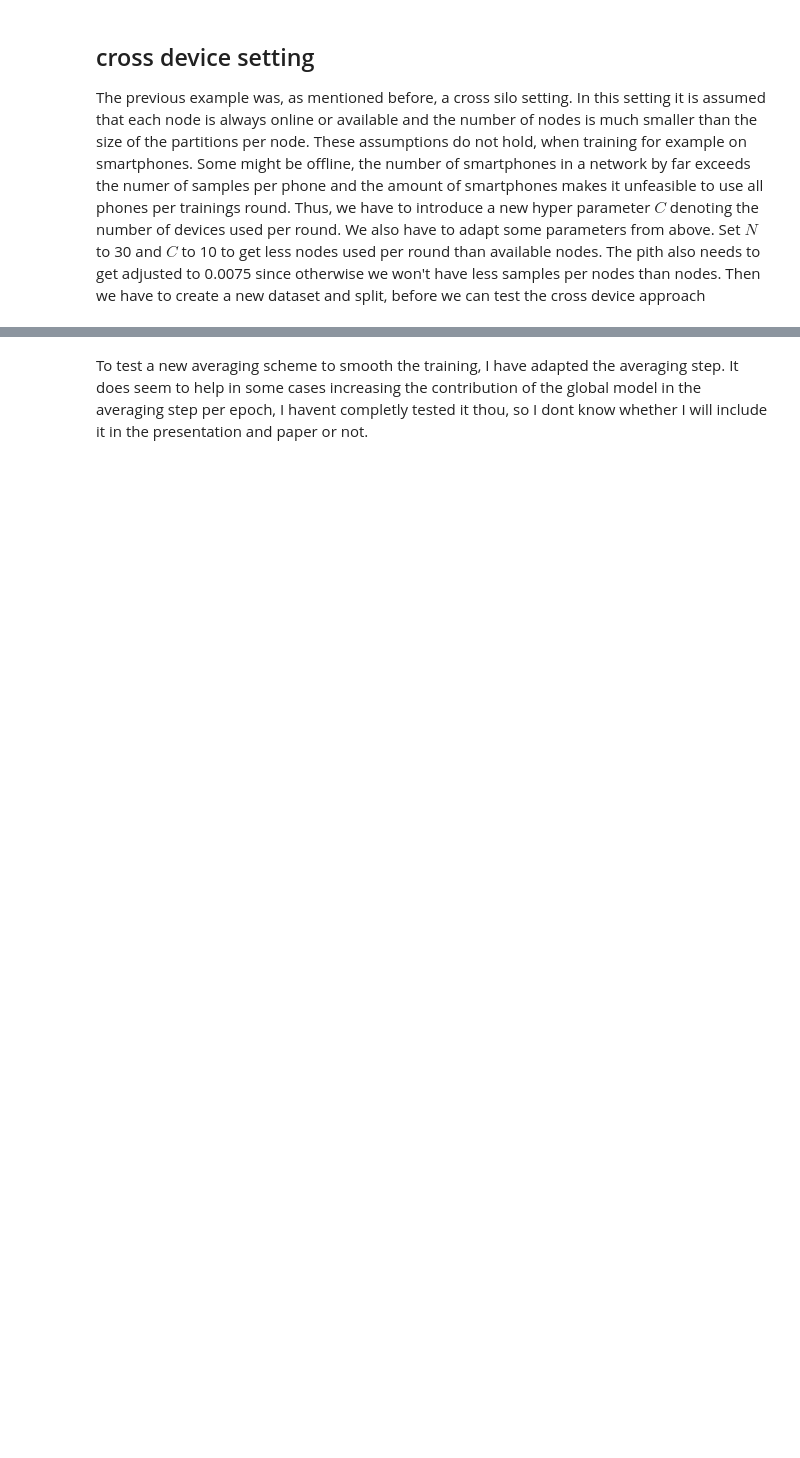
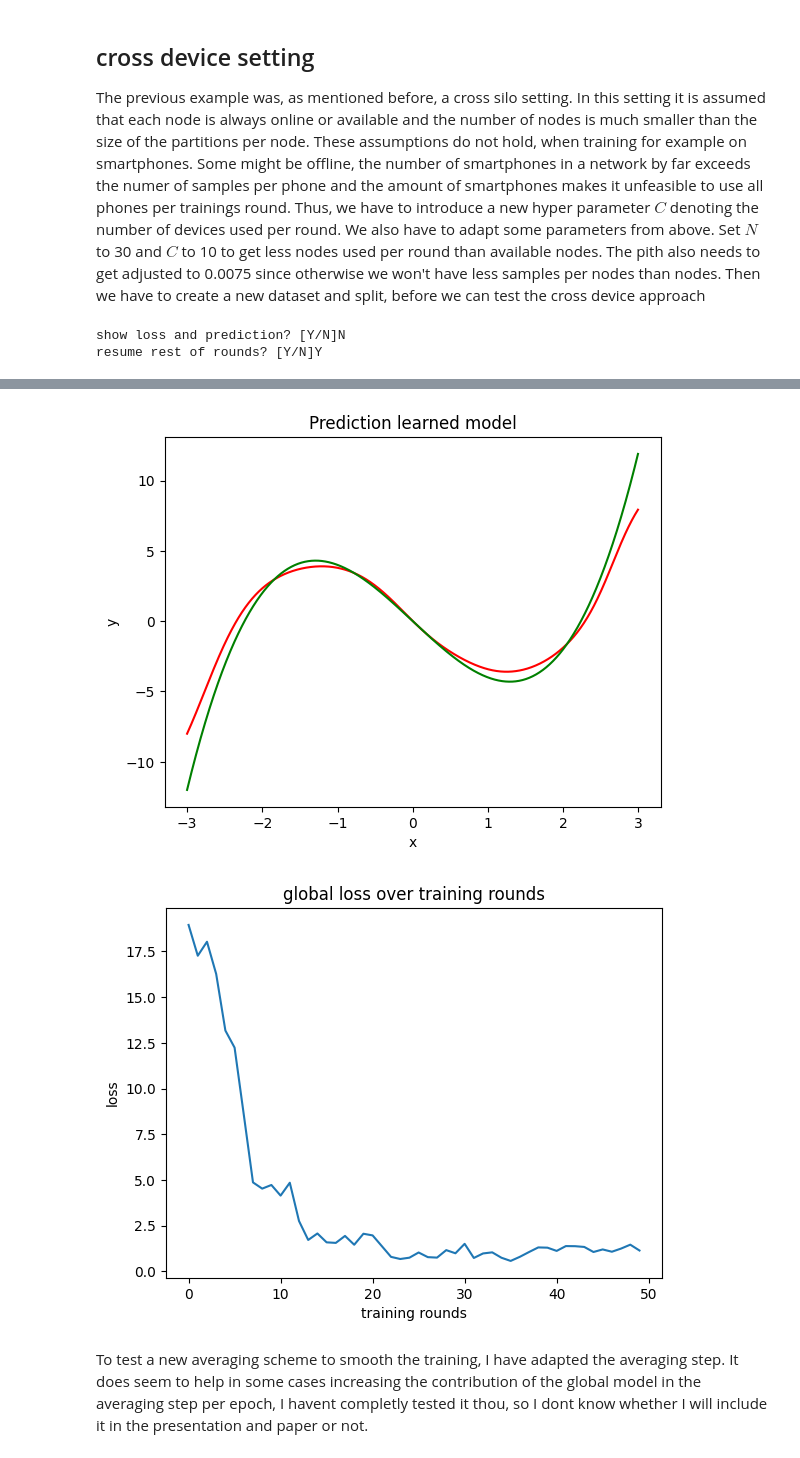
Before and after one commit to vbacher/SemML_FedML, a Jupyter notebook: demo.ipynb, the cells around one changed output, grey strips where cells are left out. Cells and saved outputs as stored; diff of their text form; code cells hidden in the pictures; blank space fills up the shorter version.

```diff
--- a/demo.ipynb
+++ b/demo.ipynb
@@ -19,8 +19,8 @@ We will use an example in which we have three nodes. In reality $N$ is much larg
 # %%
 ### Hyperparameter federated learning
 
-N = 33 # Number of nodes: Cross silo: 3; cross device: 30
-C = 10 # Number of Nodes used per trainings round Cross silo: C=N ; cross device: 10
+N = 3 # Number of nodes: Cross silo: 3; cross device: 30
+C = N # Number of Nodes used per trainings round Cross silo: C=N ; cross device: 10
 # %% [markdown]
 ## Example task
 We will use the most general task, a fully connected network can solve; function fitting. Since we focus on federated learning and not the network architecture, we will try to fit a very simple polynomial. in our case $f(x)=x^3-5x$.
@@ -395,6 +407,7 @@ y_exact = torch.from_numpy(f(data_test)[:,np.newaxis])
 loss_glob = []
 rounds = []
 min_loss = 10e5
+best_sd = glob_model.state_dict()
 
 # start training rounds
 for trainings_round in tqdm(range(MAX_ROUNDS)):#tqdm(range(MAX_ROUNDS)):
@@ -434,7 +447,7 @@ for trainings_round in tqdm(range(MAX_ROUNDS)):#tqdm(range(MAX_ROUNDS)):
     loc_sds.append(loc_model.state_dict())
 
   glob_sd = copy.deepcopy(glob_model.state_dict())
-  nom = (int)(1*np.log(trainings_round*C/MAX_ROUNDS+1))
+  nom = np.exp(0.5*trainings_round*C/MAX_ROUNDS-1)
   denom += nom
 
   # simply average weights
@@ -452,7 +465,9 @@ for trainings_round in tqdm(range(MAX_ROUNDS)):#tqdm(range(MAX_ROUNDS)):
     y_pred = glob_model(torch.from_numpy(data_test[:,np.newaxis]))
   round_loss = loss_fn(y_pred,y_exact)
   loss_glob.append(round_loss.detach().numpy())
-  min_loss = min(min_loss,round_loss.detach().numpy())
+  if min_loss>round_loss.detach().numpy():
+    min_loss = round_loss.detach().numpy()
+    best_sd = glob_model.state_dict()
 
 
   # print output
@@ -507,6 +522,7 @@ for trainings_round in tqdm(range(MAX_ROUNDS)):#tqdm(range(MAX_ROUNDS)):
       RESUME_TO_ENDE = True
 
 print(f"minimal global loss: {min_loss}")
+glob_model.load_state_dict(best_sd)
 
 # plot final performance data
 with torch.no_grad():
@@ -523,3 +539,6 @@ plt.title(f"global loss over training rounds")
 plt.xlabel('training rounds')
 plt.ylabel('loss')
 plt.show()
+# %% [output]
+show loss and prediction? [Y/N]N
+resume rest of rounds? [Y/N]Y
@@ -526,2 +546,4 @@ plt.show()
+[figure, added]
+[figure, added]
 # %% [markdown]
 To test a new averaging scheme to smooth the training, I have adapted the averaging step. It does seem to help in some cases increasing the contribution of the global model in the averaging step per epoch, I havent completly tested it thou, so I dont know whether I will include it in the presentation and paper or not.
```
Also changed, not shown: parts of 6 cells of this notebook.
